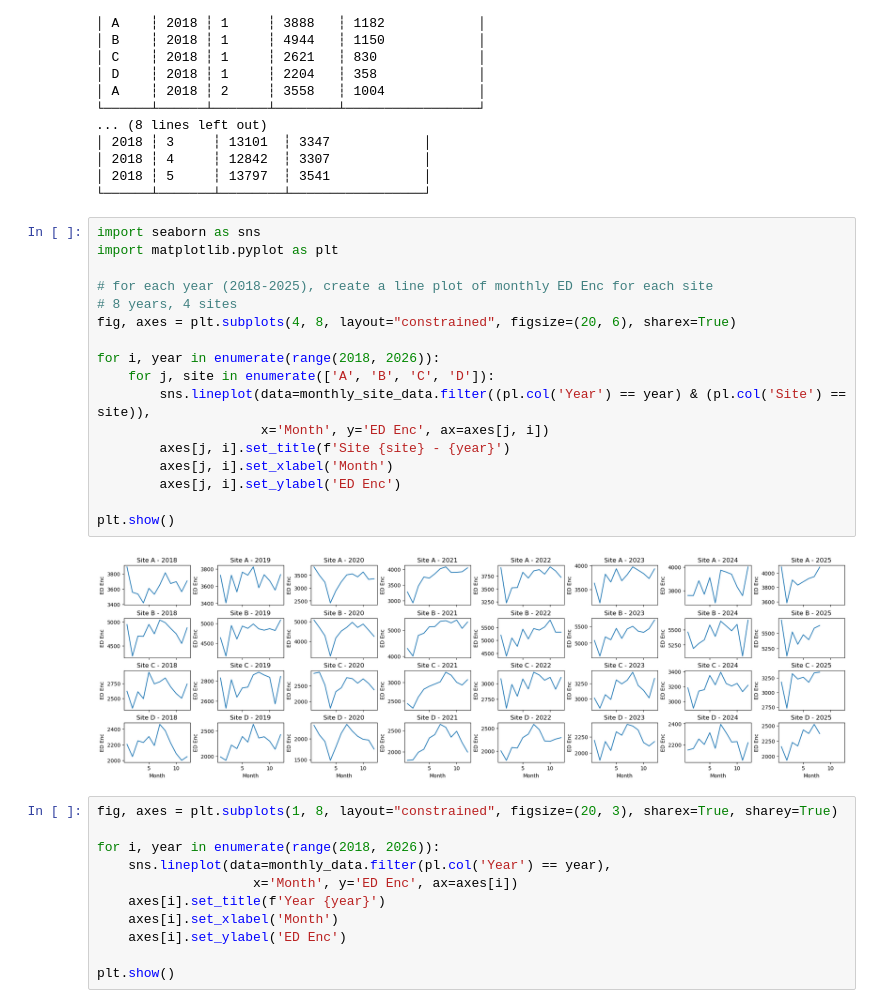
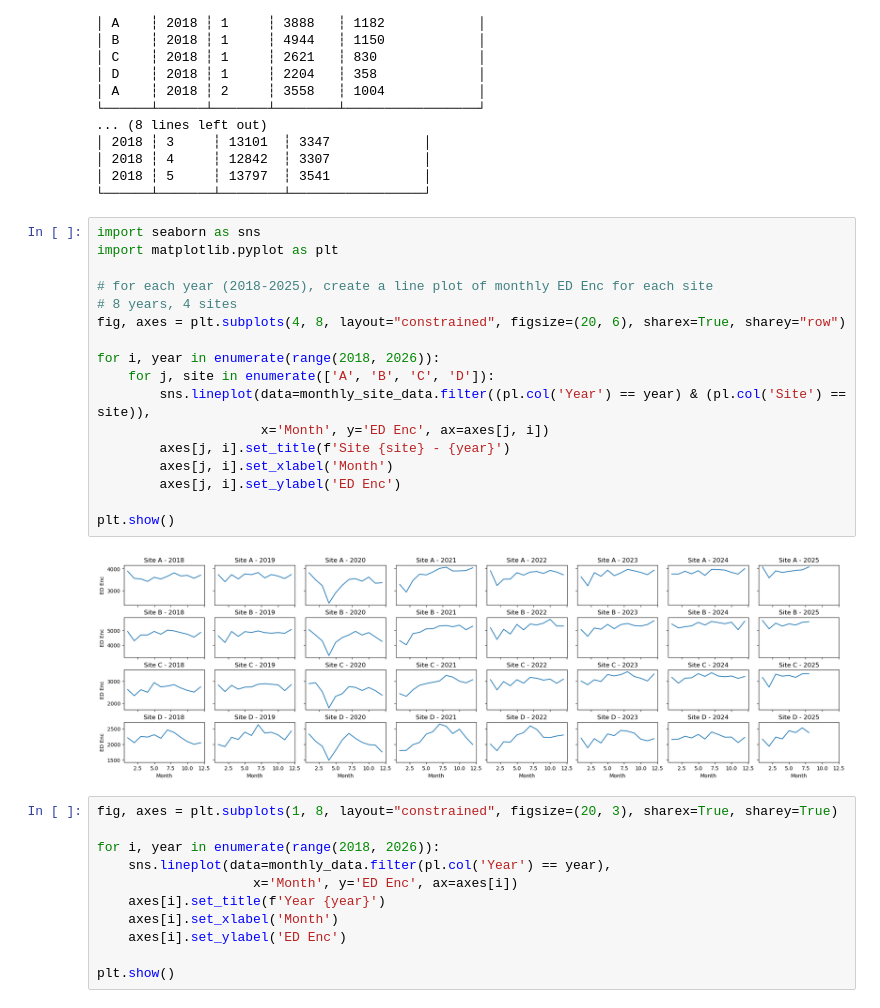
Before and after one commit to southdakotamines-datascience/dsu-no-sleep, a Jupyter notebook: explore.ipynb, the cells around one changed output. Saved outputs shown, nothing was run; the diff lists cells and outputs as text.

Commit message:
sharey funny graph

```diff
--- a/explore.ipynb
+++ b/explore.ipynb
@@ -125,22 +125,22 @@ shape: (5, 5)
 # %%
 import seaborn as sns
 import matplotlib.pyplot as plt
 
 # for each year (2018-2025), create a line plot of monthly ED Enc for each site
 # 8 years, 4 sites
-fig, axes = plt.subplots(4, 8, layout="constrained", figsize=(20, 6), sharex=True)
+fig, axes = plt.subplots(4, 8, layout="constrained", figsize=(20, 6), sharex=True, sharey="row")
 
 for i, year in enumerate(range(2018, 2026)):
     for j, site in enumerate(['A', 'B', 'C', 'D']):
         sns.lineplot(data=monthly_site_data.filter((pl.col('Year') == year) & (pl.col('Site') == site)),
                      x='Month', y='ED Enc', ax=axes[j, i])
         axes[j, i].set_title(f'Site {site} - {year}')
         axes[j, i].set_xlabel('Month')
         axes[j, i].set_ylabel('ED Enc')
 
 plt.show()
 # %% [output]
-[figure, old version]
+[figure, new version]
 # %%
 fig, axes = plt.subplots(1, 8, layout="constrained", figsize=(20, 3), sharex=True, sharey=True)
 
```
